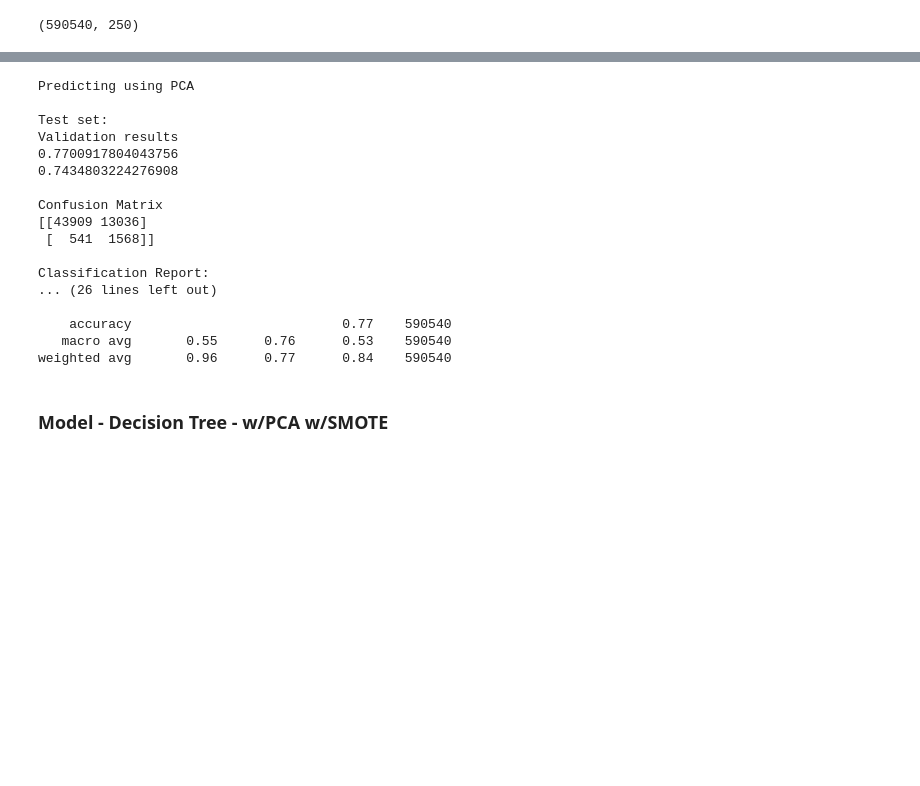
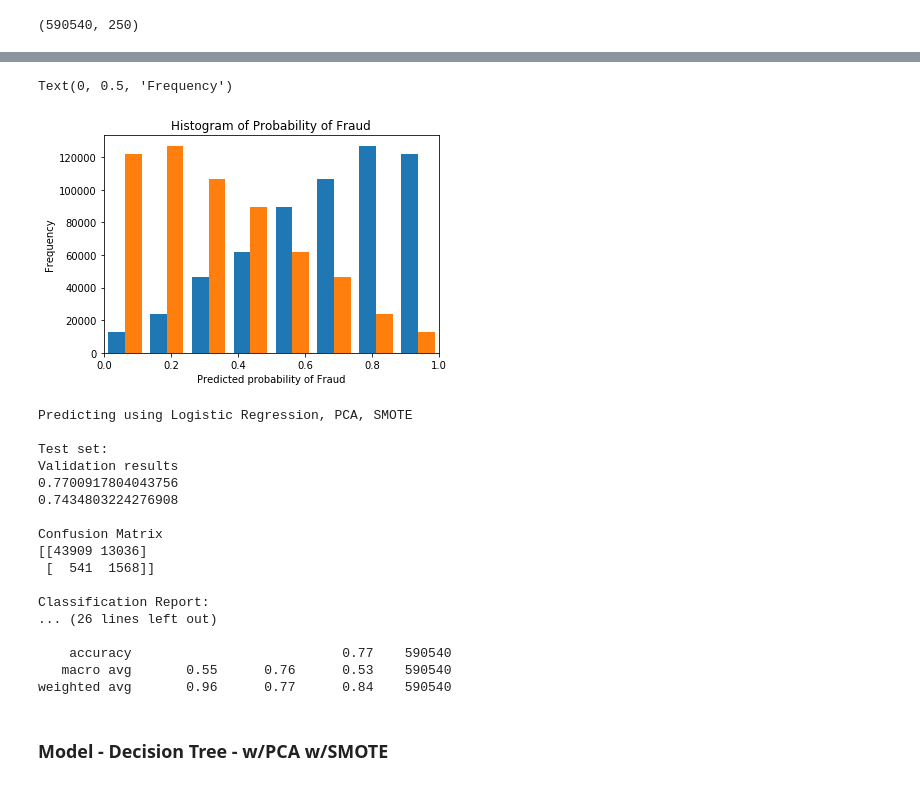
Before and after one commit to kirahman2/fraud_detection, a Jupyter notebook: Fraud Detection EDA.ipynb, the cells around one changed output, grey strips where cells are left out. Drawn from its saved outputs; the diff is of its cells as text; code cells hidden in the pictures; blank space fills up the shorter version.

Commit message:
Testing predict_proba.

```diff
--- a/Fraud Detection EDA.ipynb
+++ b/Fraud Detection EDA.ipynb
@@ -467,0 +528,10 @@ LogisticRegression(C=1.0, class_weight=None, dual=False, fit_intercept=True,
+# %%
+y_pred_prob = model_lr_pca.predict_proba(X_pca)#[:,1]
+plt.hist(y_pred_prob, bins=8)
+plt.xlim(0,1)
+plt.title("Histogram of Probability of Fraud")
+plt.xlabel("Predicted probability of Fraud")
+plt.ylabel("Frequency")
+# %% [output]
+Text(0, 0.5, 'Frequency')
+[figure, added]
@@ -468,29 +540,29 @@ LogisticRegression(C=1.0, class_weight=None, dual=False, fit_intercept=True,
 # %%
 # predicting on test set w/o PCA
-print("Predicting using PCA\n")
-y_pred_pca = model_lr_pca.predict(X_test2)
+print("Predicting using Logistic Regression, PCA, SMOTE\n")
+y_pred_pca_sm = model_lr_pca.predict(X_test2)
 # y_pred_test1 = model_lr.predict(X_test1)
 print("Test set:")
 print("Validation results")
 print(model_lr_pca.score(X_test2, y_test2))
-print(recall_score(y_test2, y_pred_pca))
+print(recall_score(y_test2, y_pred_pca_sm))
 print("\nConfusion Matrix")
-print(confusion_matrix(y_test2, y_pred_pca))
+print(confusion_matrix(y_test2, y_pred_pca_sm))
 print('\nClassification Report:\n')
-print(classification_report(y_test2, y_pred_pca))
+print(classification_report(y_test2, y_pred_pca_sm))
 
 # predicting on original dataset
 print("Whole dataset:")
-y_pred_pca = model_lr_pca.predict(X_pca)
+y_pred_pca_sm_whole = model_lr_pca.predict(X_pca)
 print("\nTest Results")
 print(model_lr_pca.score(X_pca, y))
-print(recall_score(y, y_pred_pca))
+print(recall_score(y, y_pred_pca_sm_whole))
 print("\nConfusion Matrix")
-print(confusion_matrix(y, y_pred_pca))
+print(confusion_matrix(y, y_pred_pca_sm_whole))
 print('\nClassification Report:\n')
-print(classification_report(y, y_pred_pca))
+print(classification_report(y, y_pred_pca_sm_whole))
 # %% [output]
-Predicting using PCA
+Predicting using Logistic Regression, PCA, SMOTE
 
 Test set:
 Validation results
```
Also changed, not shown: parts of 10 cells of this notebook.
